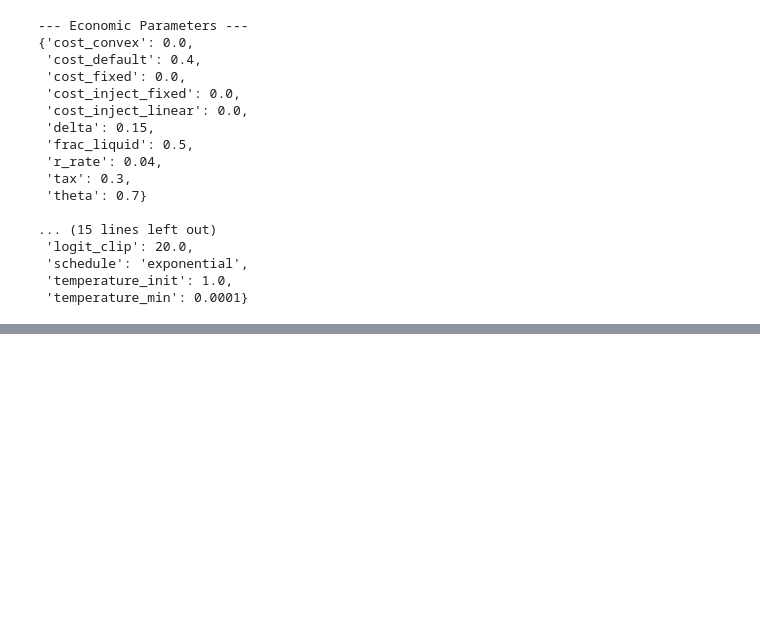
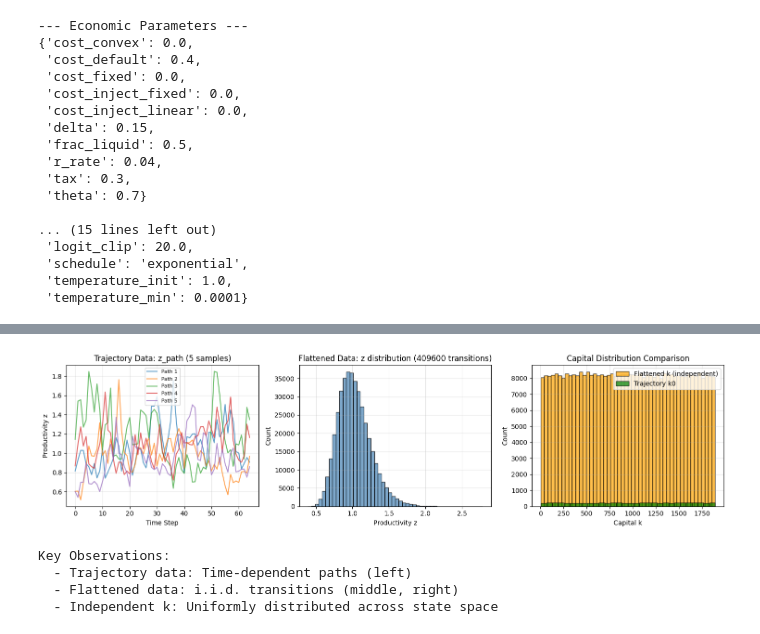
Before and after one commit to zhaoxuanwang/deep-learning-corp-finance, a Jupyter notebook: report/basic_methods_demo.ipynb, the cells around one changed output, grey strips where cells are left out. Drawn from its saved outputs; the diff is of its cells as text; code cells hidden in the pictures; blank space fills up the shorter version.

```diff
--- a/report/basic_methods_demo.ipynb
+++ b/report/basic_methods_demo.ipynb
@@ -134,3 +152,51 @@ Data Shapes: k0=(6400,), z_path=(6400, 129)
+# %%
+# 2.1 Data Format Comparison
+
+# Compare data formats visually
+fig, axes = plt.subplots(1, 3, figsize=(15, 4))
+
+# Plot 1: Trajectory z_path (first 5 paths)
+z_path = traj_data['z_path'].numpy()
+for i in range(min(5, z_path.shape[0])):
+    axes[0].plot(z_path[i], alpha=0.7, label=f'Path {i+1}')
+axes[0].set_title('Trajectory Data: z_path (5 samples)')
+axes[0].set_xlabel('Time Step')
+axes[0].set_ylabel('Productivity z')
+axes[0].legend(fontsize=8)
+axes[0].grid(True, alpha=0.3)
+
+# Plot 2: Flattened z distribution
+z_flat = flat_data['z'].numpy()
+axes[1].hist(z_flat, bins=50, alpha=0.7, color='steelblue', edgecolor='black')
+axes[1].set_title(f'Flattened Data: z distribution ({len(z_flat)} transitions)')
+axes[1].set_xlabel('Productivity z')
+axes[1].set_ylabel('Count')
+axes[1].grid(True, alpha=0.3)
+
+# Plot 3: Flattened k distribution (independent sampling)
+k_flat = flat_data['k'].numpy()
+k_traj = traj_data['k0'].numpy()
+axes[2].hist(k_flat, bins=50, alpha=0.7, label='Flattened k (independent)', color='orange', edgecolor='black')
+axes[2].hist(k_traj, bins=30, alpha=0.7, label='Trajectory k0', color='green', edgecolor='black')
+axes[2].set_title('Capital Distribution Comparison')
+axes[2].set_xlabel('Capital k')
+axes[2].set_ylabel('Count')
+axes[2].legend()
+axes[2].grid(True, alpha=0.3)
+
+plt.tight_layout()
+plt.show()
+
+print("\nKey Observations:")
+print("  - Trajectory data: Time-dependent paths (left)")
+print("  - Flattened data: i.i.d. transitions (middle, right)")
+print("  - Independent k: Uniformly distributed across state space")
+# %% [output]
+[figure, added]
+Key Observations:
+  - Trajectory data: Time-dependent paths (left)
+  - Flattened data: i.i.d. transitions (middle, right)
+  - Independent k: Uniformly distributed across state space
 # %%
 from src.utils.analysis import plot_dataset_stats, summarize_batch
 import matplotlib.pyplot as plt
```
Also changed, not shown: parts of 12 cells of this notebook, 9 other files.
